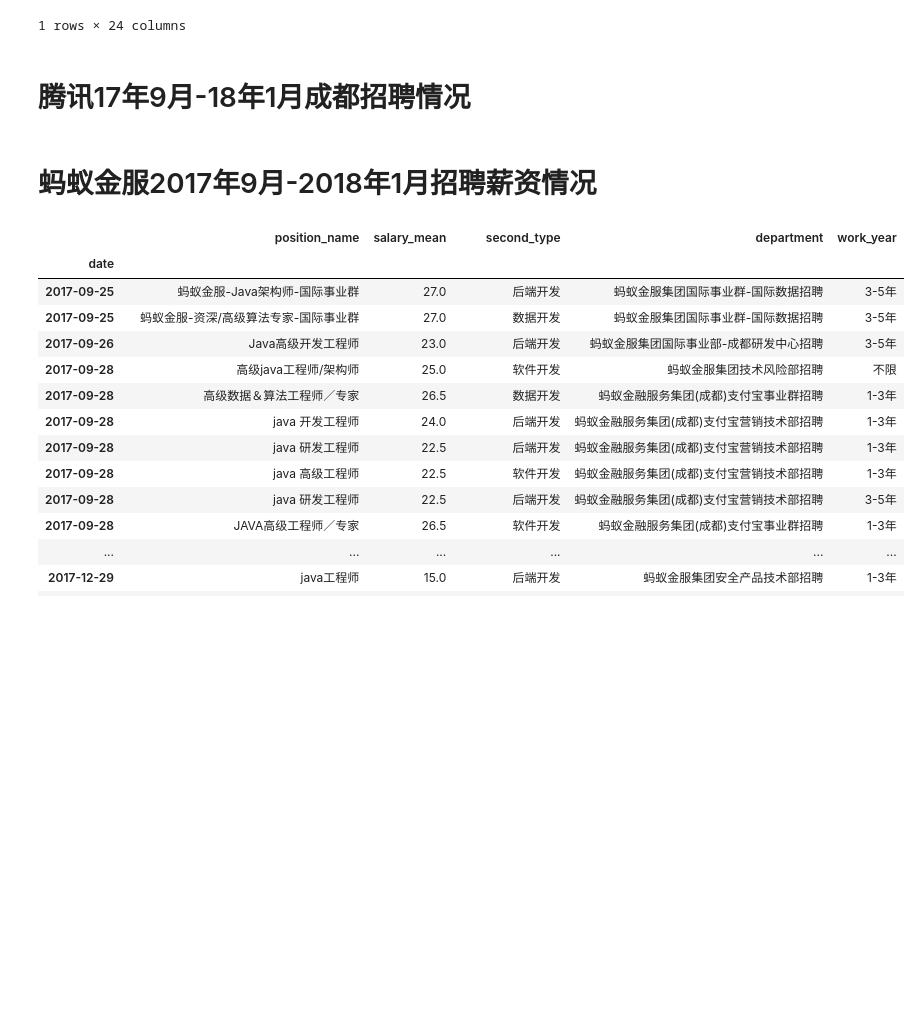
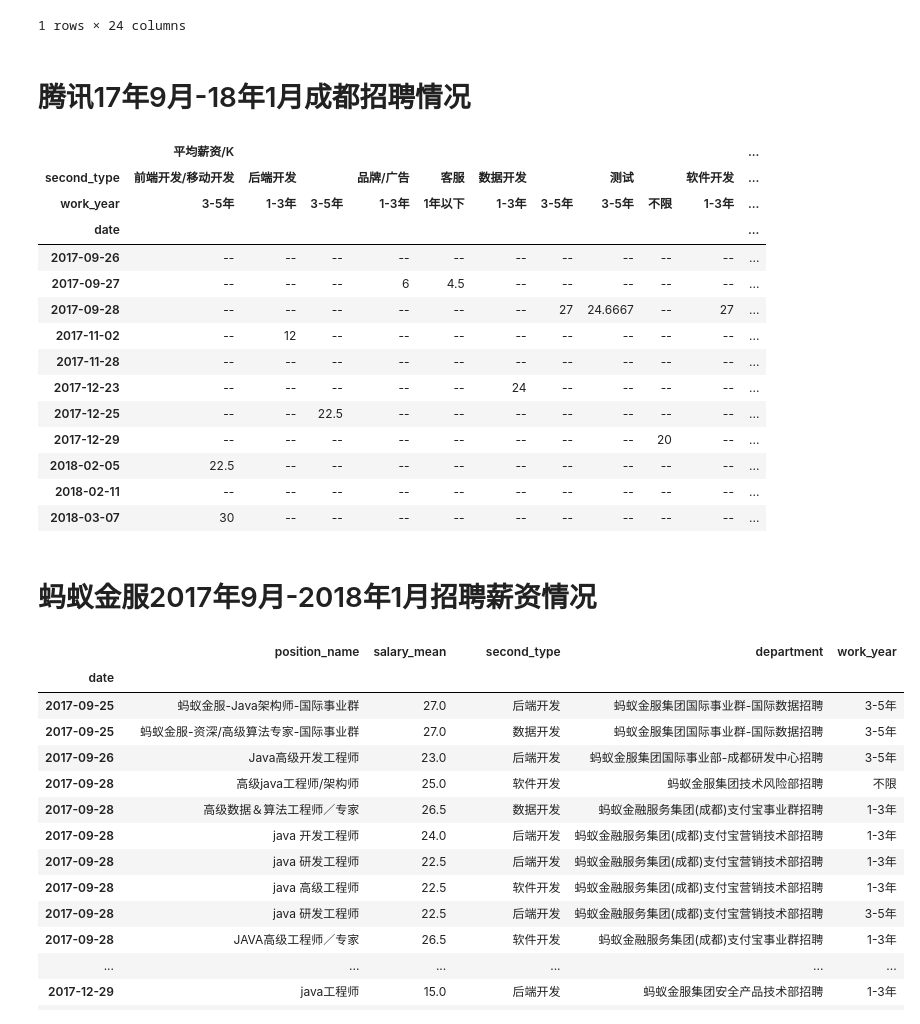
Before and after one commit to Minokun/someCode, a Jupyter notebook: BAT薪资幅度.ipynb, the cells around one changed output. Saved outputs shown, nothing was run; the diff lists cells and outputs as text; code cells hidden in the pictures; blank space fills up the shorter version.

```diff
--- a/BAT薪资幅度.ipynb
+++ b/BAT薪资幅度.ipynb
@@ -73,7 +74,24 @@ tencent_df = pd.concat([tencent_df, tencent_df.publish_time.apply(timeFormat)],
 # %% [markdown]
 # 腾讯17年9月-18年1月成都招聘情况
 # %%
-tencent_df.set_index('date').pivot_table(index='date', columns=['second_type', 'work_year']).fillna('--').rename(columns={'salary_mean':'平均薪资/K'}).to_excel('/Users/monstar/Desktop/tencent.xlsx')
+# tencent_df.set_index('date').pivot_table(index='date', columns=['second_type', 'work_year']).fillna('--').rename(columns={'salary_mean':'平均薪资/K'}).to_excel('/Users/monstar/Desktop/tencent.xlsx')
+tencent_df.set_index('date').pivot_table(index='date', columns=['second_type', 'work_year']).fillna('--').rename(columns={'salary_mean':'平均薪资/K'})
+# %% [output]
+|  | 平均薪资/K |  |  |  |  |  |  |  |  |  | ... |
+| second_type | 前端开发/移动开发 | 后端开发 |  | 品牌/广告 | 客服 | 数据开发 |  | 测试 |  | 软件开发 | ... |
+| work_year | 3-5年 | 1-3年 | 3-5年 | 1-3年 | 1年以下 | 1-3年 | 3-5年 | 3-5年 | 不限 | 1-3年 | ... |
+| date |  |  |  |  |  |  |  |  |  |  | ... |
+| 2017-09-26 | -- | -- | -- | -- | -- | -- | -- | -- | -- | -- | ... |
+| 2017-09-27 | -- | -- | -- | 6 | 4.5 | -- | -- | -- | -- | -- | ... |
+| 2017-09-28 | -- | -- | -- | -- | -- | -- | 27 | 24.6667 | -- | 27 | ... |
+| 2017-11-02 | -- | 12 | -- | -- | -- | -- | -- | -- | -- | -- | ... |
+| 2017-11-28 | -- | -- | -- | -- | -- | -- | -- | -- | -- | -- | ... |
+| 2017-12-23 | -- | -- | -- | -- | -- | 24 | -- | -- | -- | -- | ... |
+| 2017-12-25 | -- | -- | 22.5 | -- | -- | -- | -- | -- | -- | -- | ... |
+| 2017-12-29 | -- | -- | -- | -- | -- | -- | -- | -- | 20 | -- | ... |
+| 2018-02-05 | 22.5 | -- | -- | -- | -- | -- | -- | -- | -- | -- | ... |
+| 2018-02-11 | -- | -- | -- | -- | -- | -- | -- | -- | -- | -- | ... |
+| 2018-03-07 | 30 | -- | -- | -- | -- | -- | -- | -- | -- | -- | ... |
 # %%
 df_zfb = lagou_df[(lagou_df.company_id.isin([80324,153849])) & (lagou_df.city == '成都')]
 % matplotlib inline
```
Also changed, not shown: parts of 2 cells of this notebook, 2 other files.
